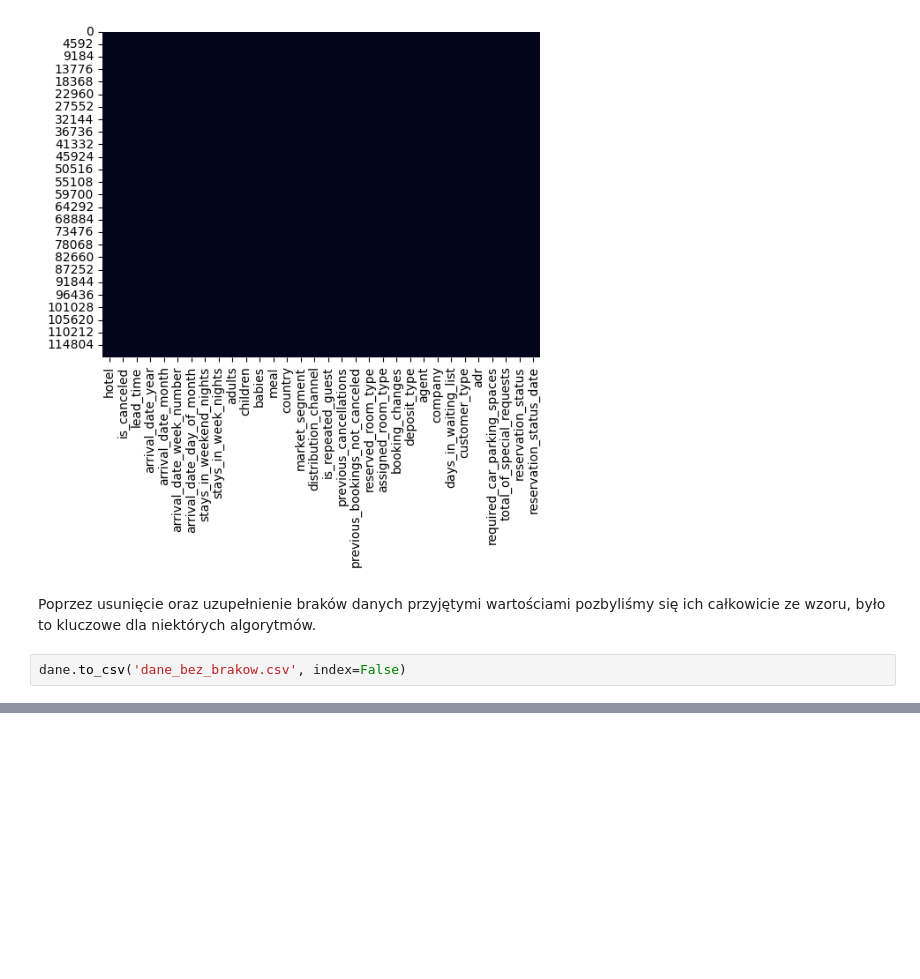
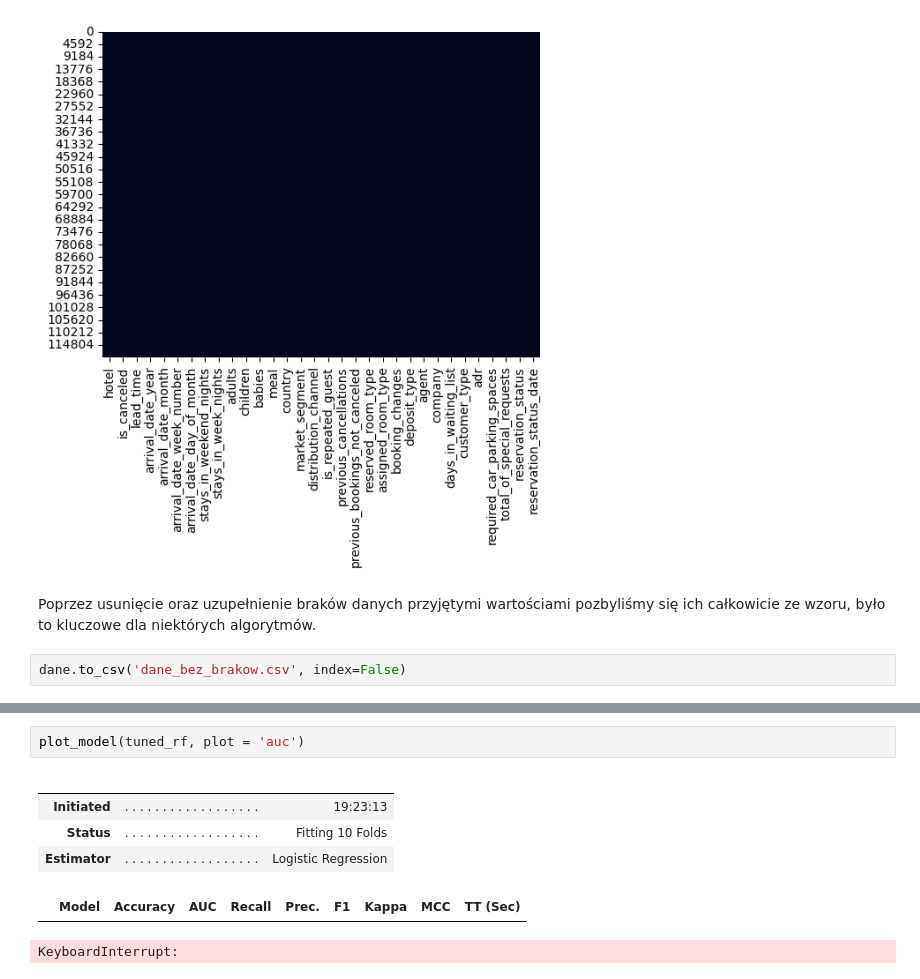
Before and after one commit to SzymonMak/HotelBookingsDataAnalysis, a Jupyter notebook: hotel_bookings_data_analysis.ipynb, the cells around one changed output, grey strips where cells are left out. Drawn from its saved outputs; the diff is of its cells as text; blank space fills up the shorter version.

```diff
--- a/hotel_bookings_data_analysis.ipynb
+++ b/hotel_bookings_data_analysis.ipynb
@@ -216,0 +272,10 @@ ModuleNotFoundError: No module named 'pycaret'
+# %%
+plot_model(tuned_rf, plot = 'auc')
+# %% [output]
+|  |  |  |
+|  |  |  |
+| Initiated | . . . . . . . . . . . . . . . . . . | 19:23:13 |
+| Status | . . . . . . . . . . . . . . . . . . | Fitting 10 Folds |
+| Estimator | . . . . . . . . . . . . . . . . . . | Logistic Regression |
+|  | Model | Accuracy | AUC | Recall | Prec. | F1 | Kappa | MCC | TT (Sec) |
+KeyboardInterrupt:
```
Also changed, not shown: parts of 5 cells of this notebook, 2 other files.
